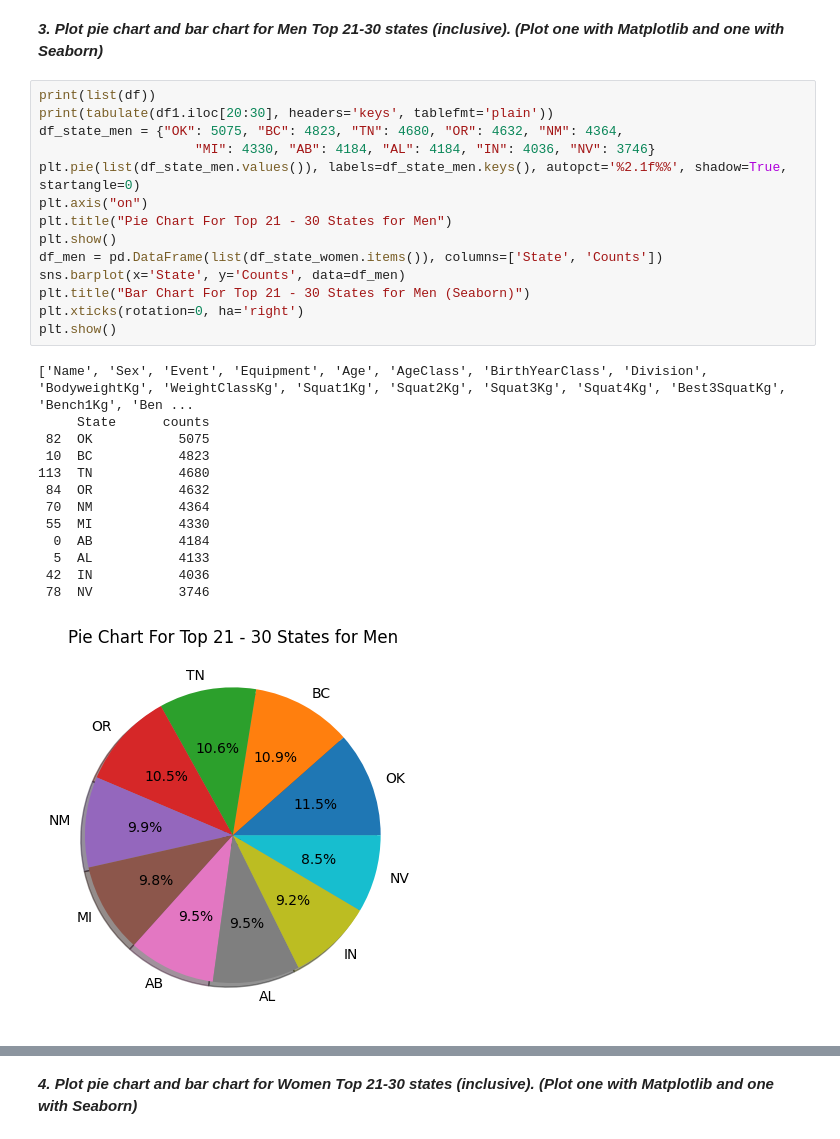
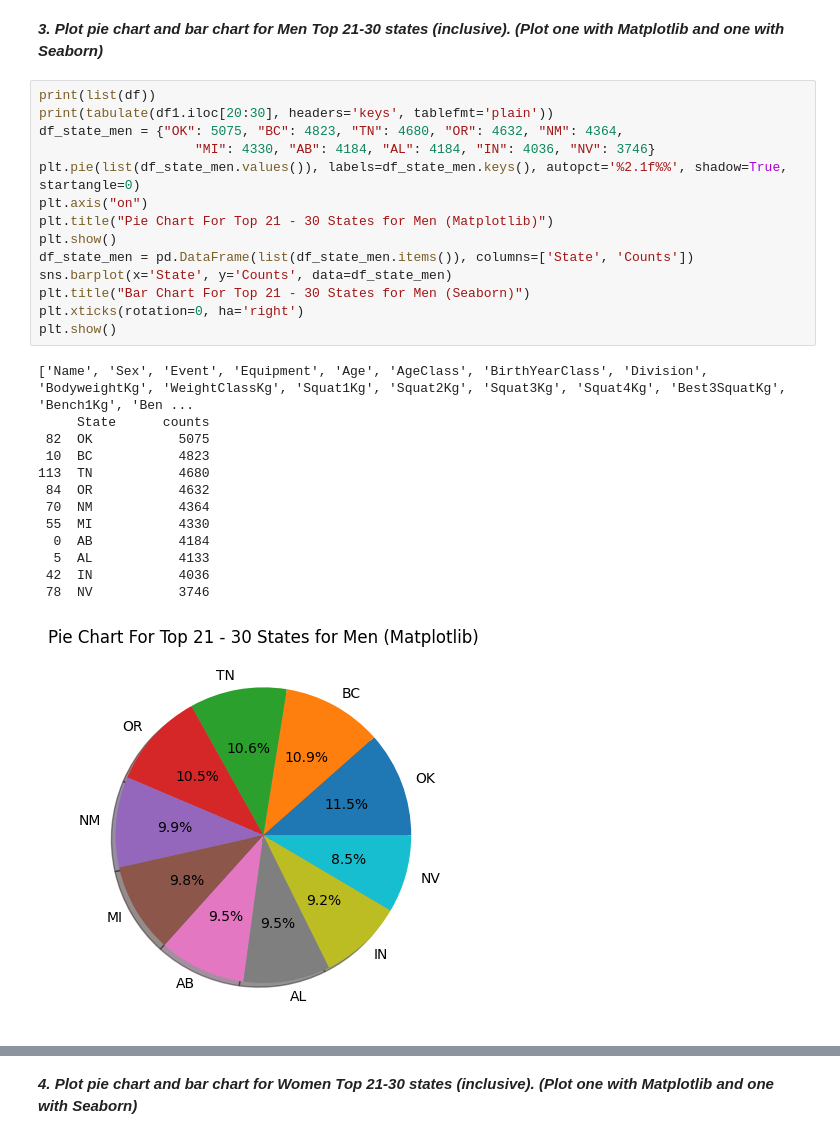
Before and after one commit to GNANASAMBANTHAN/GNANASAMBANTHAN, a Jupyter notebook: Mini_Project_1_Powerlifting.ipynb, the cells around one changed output, grey strips where cells are left out. Cells and saved outputs as stored; diff of their text form.

```diff
--- a/Mini_Project_1_Powerlifting.ipynb
+++ b/Mini_Project_1_Powerlifting.ipynb
@@ -125,28 +125,28 @@ Top 10 States for Women
 # %%
 print(list(df))
 print(tabulate(df1.iloc[20:30], headers='keys', tablefmt='plain'))
 df_state_men = {"OK": 5075, "BC": 4823, "TN": 4680, "OR": 4632, "NM": 4364,
                     "MI": 4330, "AB": 4184, "AL": 4184, "IN": 4036, "NV": 3746}
 plt.pie(list(df_state_men.values()), labels=df_state_men.keys(), autopct='%2.1f%%', shadow=True, startangle=0)
 plt.axis("on")
-plt.title("Pie Chart For Top 21 - 30 States for Men")
+plt.title("Pie Chart For Top 21 - 30 States for Men (Matplotlib)")
 plt.show()
-df_men = pd.DataFrame(list(df_state_women.items()), columns=['State', 'Counts'])
-sns.barplot(x='State', y='Counts', data=df_men)
+df_state_men = pd.DataFrame(list(df_state_men.items()), columns=['State', 'Counts'])
+sns.barplot(x='State', y='Counts', data=df_state_men)
 plt.title("Bar Chart For Top 21 - 30 States for Men (Seaborn)")
 plt.xticks(rotation=0, ha='right')
 plt.show()
 # %% [output]
 ['Name', 'Sex', 'Event', 'Equipment', 'Age', 'AgeClass', 'BirthYearClass', 'Division', 'BodyweightKg', 'WeightClassKg', 'Squat1Kg', 'Squat2Kg', 'Squat3Kg', 'Squat4Kg', 'Best3SquatKg', 'Bench1Kg', 'Ben ...
      State      counts
  82  OK           5075
  10  BC           4823
 113  TN           4680
  84  OR           4632
  70  NM           4364
  55  MI           4330
   0  AB           4184
   5  AL           4133
  42  IN           4036
  78  NV           3746
-[figure, old version]
+[figure, new version]
```
Also changed, not shown: parts of 3 cells of this notebook.
